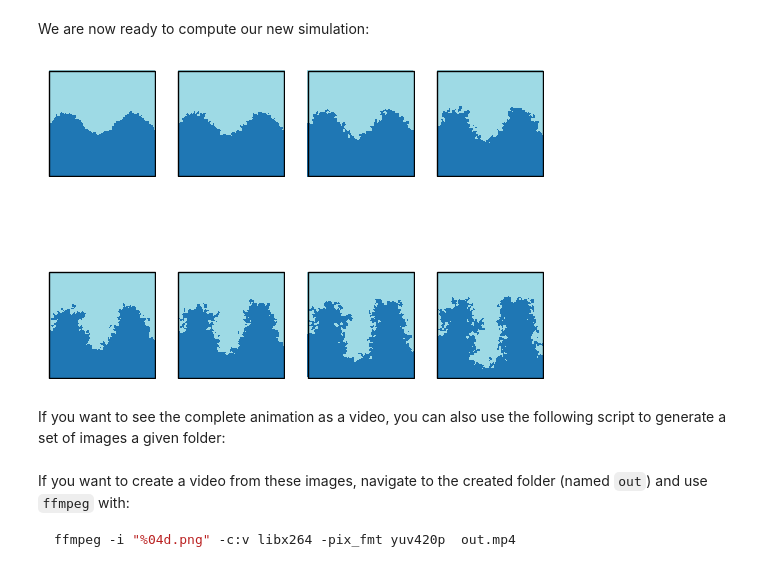
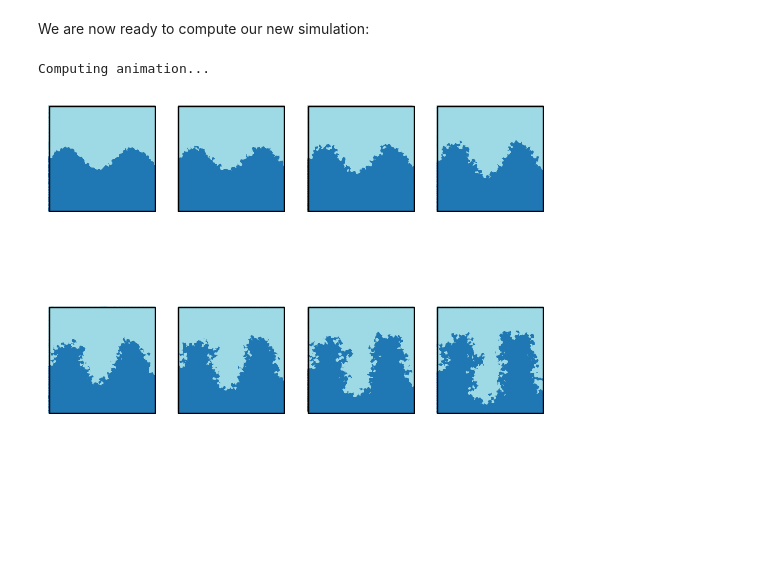
Before and after one commit to PlathC/pygeogram, a Jupyter notebook: examples/fluid-2d.ipynb, the cells around one changed output. Drawn from its saved outputs; the diff is of its cells as text; code cells hidden in the pictures; blank space fills up the shorter version.

````diff
--- a/examples/fluid-2d.ipynb
+++ b/examples/fluid-2d.ipynb
@@ -100,8 +141,11 @@ The function simply makes each point move along its speed vector. The parameter
 Now we can start our simulation and display its result:
 # %%
 animation = [ points ]
-for i in range(1000):
+for i in range(256):
     animation    += [ euler_step(animation[-1], velocities) ]
     animation[-1] = np.clip(animation[-1], 0., 1.)
 
-plot_particles_sequence(animation[::90])
+if VIDEO:
+    save_particle_video(animation, 'out/euler_step')
+else:
+    plot_particles_sequence(animation[::65])
@@ -132,24 +174,18 @@ Note here we used the simplest method (called "semi-explicit Euler") to approxim
 
 OK so now when you compute the simulation, you see your points moving along nice parabolas, as expected, but soon the points move outside the domain.
 # %%
-def euler_step(seeds, velocities, masses, tau=.005, g=9.81):
-    f = -masses * g
-
-    f = np.c_[np.zeros(len(masses)), -masses * g]
-    v = velocities + tau*f / masses[:, np.newaxis]
-    s = seeds + tau*v
-    return s, v
-
-
 masses     = np.ones(SEED_NB)
 velocities = np.random.rand(SEED_NB, 2) * 2. - 1.
 
 animation  = [ INITIAL_SEEDS ]
 last_velocities = velocities
+
 for i in trange(100):
     current_seeds, last_velocities = euler_step(animation[-1], last_velocities, masses)
-
     animation    += [ current_seeds ]
     animation[-1] = np.clip(animation[-1], 0., 1.)
 
-plot_particles_sequence(animation[::9])
+if VIDEO:
+    save_particle_video(animation, 'out/euler_step2')
+else:
+    plot_particles_sequence(animation[::9])
@@ -595,17 +703,21 @@ plot_particles_sequence([voronoi], labels)
 # %% [markdown]
 We are now ready to compute our new simulation:
 # %%
+print('Computing animation...')
 last_seeds      = seeds
 last_velocities = velocities
 animation       = []
 for i in trange(512):
     last_seeds, last_velocities, voronoi = euler_step(last_seeds, last_velocities, masses)
     last_seeds = np.clip(last_seeds, 0., 1.)
 
     animation += [ voronoi ]
 
-plot_particles_sequence(animation[::64], labels)
+if VIDEO:
+    print('Saving video...')
+    save_particle_video(animation, labels, 'out/euler_step5', figsize=(10, 10))
+else:
+    plot_particles_sequence(animation[::64], labels)
 # %% [output]
+Computing animation...
-[figure, old version]
+[figure, new version]
-# %% [markdown]
-If you want to see the complete animation as a video, you can also use the following script to generate a set of images a given folder:
@@ -639,5 +723,0 @@ for i in trange(512):
-# %% [markdown]
-If you want to create a video from these images, navigate to the created folder (named `out`) and use `ffmpeg` with:
-```sh
-ffmpeg -i "%04d.png" -c:v libx264 -pix_fmt yuv420p  out.mp4
-```
````
Also changed, not shown: parts of 8 cells of this notebook.
